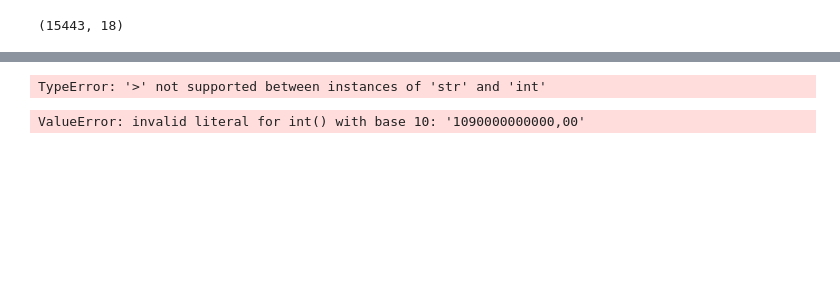
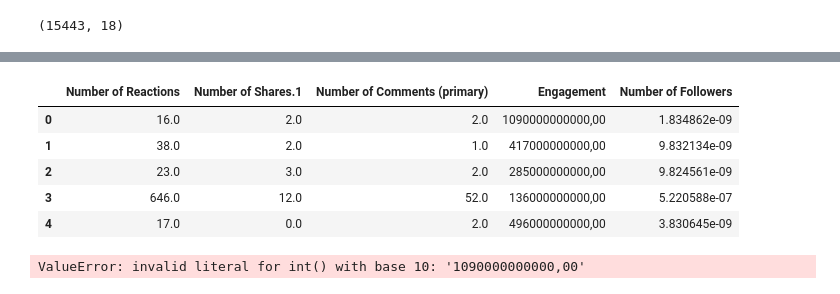
Before and after one commit to alvaarro/DigitalMarketingStrategy, a Jupyter notebook: test_features.ipynb, the cells around one changed output, grey strips where cells are left out. Cells and saved outputs as stored; diff of their text form; code cells hidden in the pictures; blank space fills up the shorter version.

```diff
--- a/test_features.ipynb
+++ b/test_features.ipynb
@@ -59,22 +59,34 @@ merged_df.head(5)
 | 3 | 12/31/23 7:00 PM | Disneyland Paris | Fijne jaarwisseling! 🥂🎉\nEn tot v... | 646.0 | 0.0 | 52.0 | ... |
 | 4 | 12/31/23 7:00 PM | Silverwood Theme Park | It's the last day of our New Year... | 17.0 | 0.0 | 2.0 | ... |
 # %%
-# Define a function to calculate the number of followers for a row
 def calculate_followers(row):
-    total_engagement = row['Number of Reactions'] + row['Number of Shares.1'] + row['Number of Comments (primary)']
-    engagement_rate = row['Engagement']  # Assuming this is in percentage
-    if engagement_rate > 0:  # To avoid division by zero
-        return total_engagement / (engagement_rate / 100)
+    # Ensure the engagement rate is treated as a float
+    # Replace commas with dots and convert to float
+    engagement_rate_str = row['Engagement'].replace(',', '.')
+    engagement_rate = float(engagement_rate_str) / 100  # Convert percentages to proportions
+
+    # Convert scientific notation strings to float if necessary for engagement metrics
+    # Replace commas with dots for each metric and convert to float
+    total_engagement = sum(float(str(val).replace(',', '.')) for val in [row['Number of Reactions'], row['Number of Shares.1'], row['Number of Comments (primary)']])
+
+    # Check if engagement_rate is greater than 0 to avoid division by zero
+    if engagement_rate > 0:
+        return total_engagement / engagement_rate
     else:
-        return None  # Or some indication that the calculation can't be performed
+        return None  # Unable to calculate if engagement rate is 0 or not numeric
 
 # Apply the function across the DataFrame
 merged_df['Number of Followers'] = merged_df.apply(calculate_followers, axis=1)
 
 # Check the results
 merged_df[['Number of Reactions', 'Number of Shares.1', 'Number of Comments (primary)', 'Engagement', 'Number of Followers']].head()
 # %% [output]
-TypeError: '>' not supported between instances of 'str' and 'int'
+|  | Number of Reactions | Number of Shares.1 | Number of Comments (primary) | Engagement | Number of Followers |
+| 0 | 16.0 | 2.0 | 2.0 | 1090000000000,00 | 1.834862e-09 |
+| 1 | 38.0 | 2.0 | 1.0 | 417000000000,00 | 9.832134e-09 |
+| 2 | 23.0 | 3.0 | 2.0 | 285000000000,00 | 9.824561e-09 |
+| 3 | 646.0 | 12.0 | 52.0 | 136000000000,00 | 5.220588e-07 |
+| 4 | 17.0 | 0.0 | 2.0 | 496000000000,00 | 3.830645e-09 |
 # %%
 def calculate_followers(row):
     # Ensure the engagement rate is treated as a float
```
Also changed, not shown: parts of 1 cell of this notebook.
